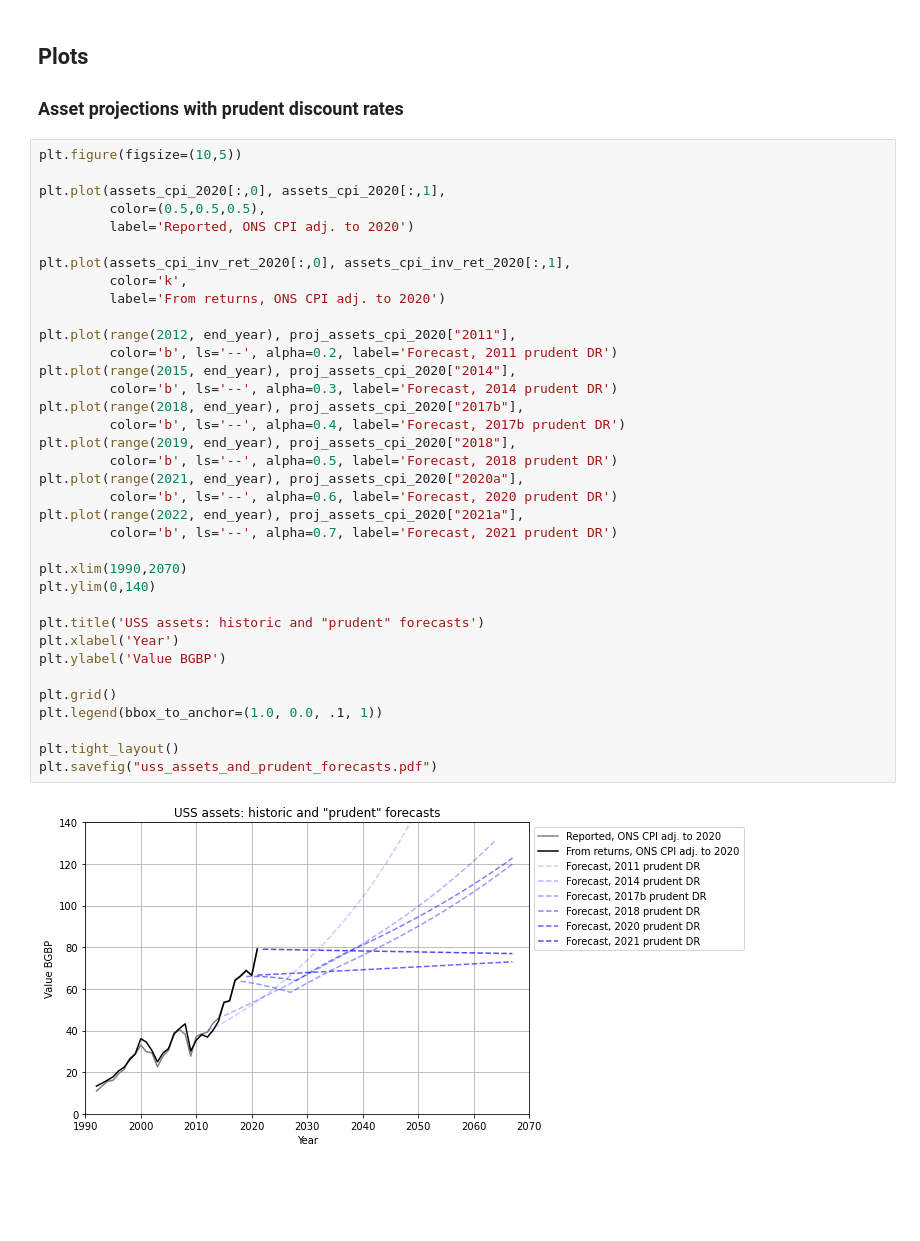
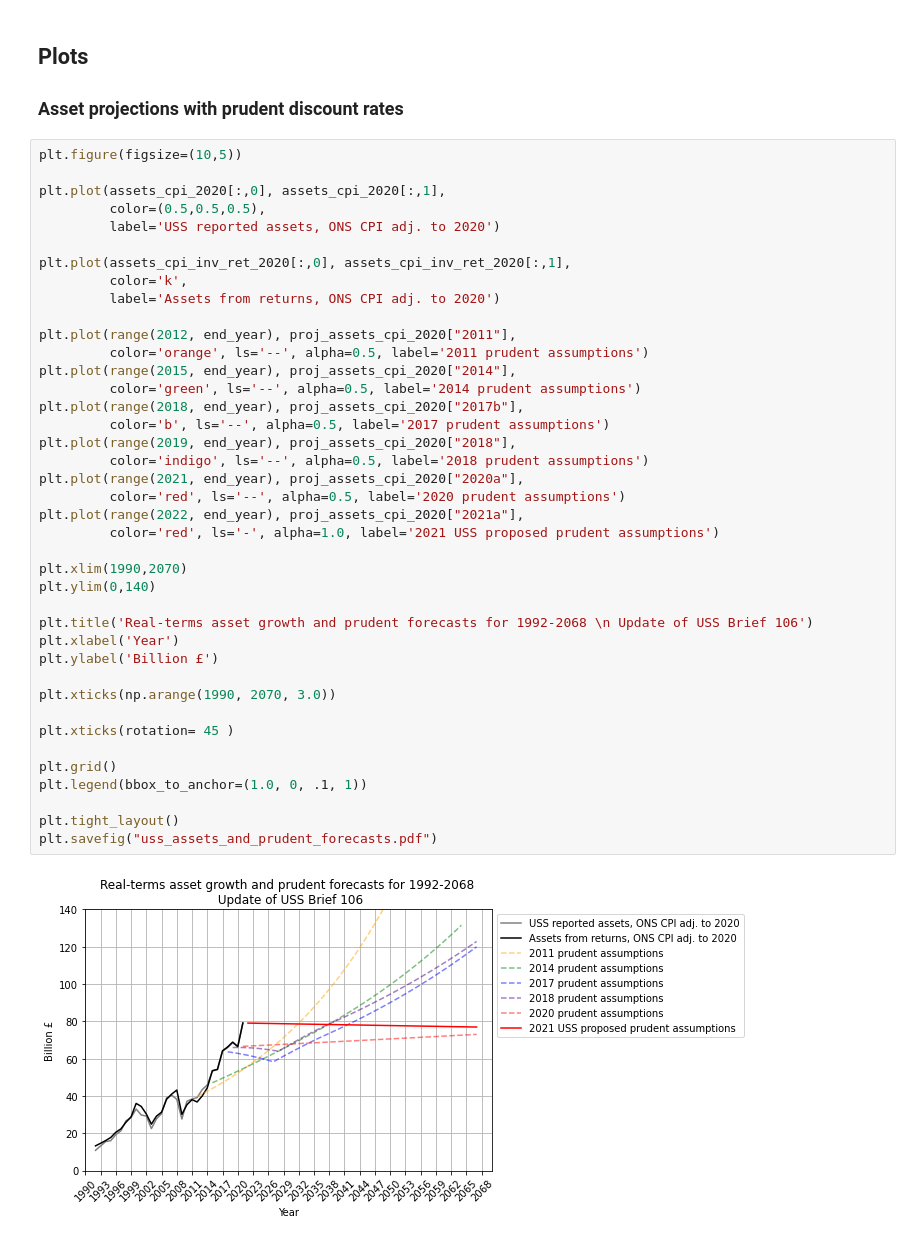
Before and after one commit to SussexUCU/USS, a Jupyter notebook: code/plot_assets.ipynb, the cells around one changed output. Saved outputs shown, nothing was run; the diff lists cells and outputs as text; blank space fills up the shorter version.

Commit message:
Made graph more like original

```diff
--- a/code/plot_assets.ipynb
+++ b/code/plot_assets.ipynb
@@ -207,38 +207,42 @@ proj_assets_cpi_2020["2021a"] = get_assets_cpi_reported(2021)[0,1]/get_cum_disc_
 # %%
 plt.figure(figsize=(10,5))
 
 plt.plot(assets_cpi_2020[:,0], assets_cpi_2020[:,1],
          color=(0.5,0.5,0.5),
-         label='Reported, ONS CPI adj. to 2020')
+         label='USS reported assets, ONS CPI adj. to 2020')
 
 plt.plot(assets_cpi_inv_ret_2020[:,0], assets_cpi_inv_ret_2020[:,1],
          color='k',
-         label='From returns, ONS CPI adj. to 2020')
+         label='Assets from returns, ONS CPI adj. to 2020')
 
 plt.plot(range(2012, end_year), proj_assets_cpi_2020["2011"],
-         color='b', ls='--', alpha=0.2, label='Forecast, 2011 prudent DR')
+         color='orange', ls='--', alpha=0.5, label='2011 prudent assumptions')
 plt.plot(range(2015, end_year), proj_assets_cpi_2020["2014"],
-         color='b', ls='--', alpha=0.3, label='Forecast, 2014 prudent DR')
+         color='green', ls='--', alpha=0.5, label='2014 prudent assumptions')
 plt.plot(range(2018, end_year), proj_assets_cpi_2020["2017b"],
-         color='b', ls='--', alpha=0.4, label='Forecast, 2017b prudent DR')
+         color='b', ls='--', alpha=0.5, label='2017 prudent assumptions')
 plt.plot(range(2019, end_year), proj_assets_cpi_2020["2018"],
-         color='b', ls='--', alpha=0.5, label='Forecast, 2018 prudent DR')
+         color='indigo', ls='--', alpha=0.5, label='2018 prudent assumptions')
 plt.plot(range(2021, end_year), proj_assets_cpi_2020["2020a"],
-         color='b', ls='--', alpha=0.6, label='Forecast, 2020 prudent DR')
+         color='red', ls='--', alpha=0.5, label='2020 prudent assumptions')
 plt.plot(range(2022, end_year), proj_assets_cpi_2020["2021a"],
-         color='b', ls='--', alpha=0.7, label='Forecast, 2021 prudent DR')
+         color='red', ls='-', alpha=1.0, label='2021 USS proposed prudent assumptions')
 
 plt.xlim(1990,2070)
 plt.ylim(0,140)
 
-plt.title('USS assets: historic and "prudent" forecasts')
+plt.title('Real-terms asset growth and prudent forecasts for 1992-2068 \n Update of USS Brief 106')
 plt.xlabel('Year')
-plt.ylabel('Value BGBP')
+plt.ylabel('Billion £')
+
+plt.xticks(np.arange(1990, 2070, 3.0))
+
+plt.xticks(rotation= 45 )
 
 plt.grid()
-plt.legend(bbox_to_anchor=(1.0, 0.0, .1, 1))
+plt.legend(bbox_to_anchor=(1.0, 0, .1, 1))
 
 plt.tight_layout()
 plt.savefig("uss_assets_and_prudent_forecasts.pdf")
 # %% [output]
-[figure, old version]
+[figure, new version]
```
Also changed, not shown: 1 other file.
